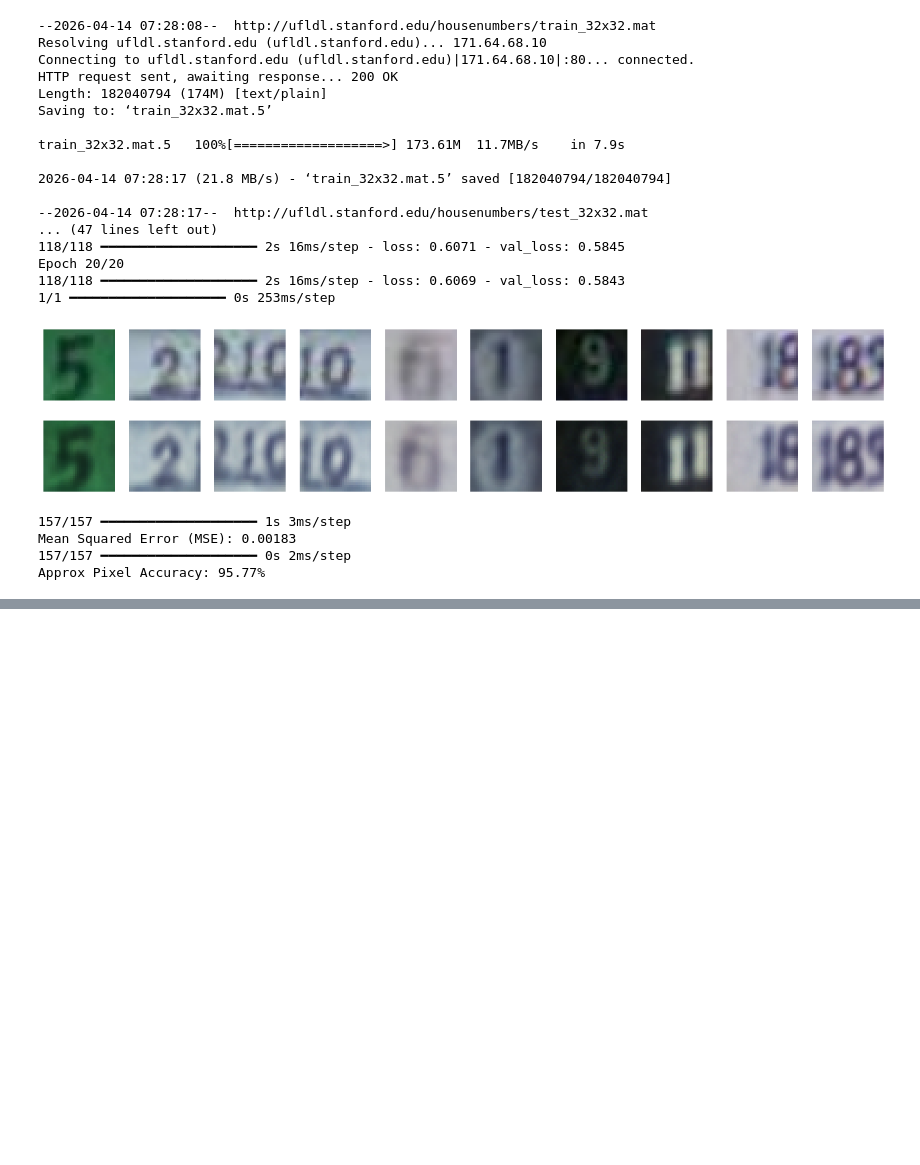
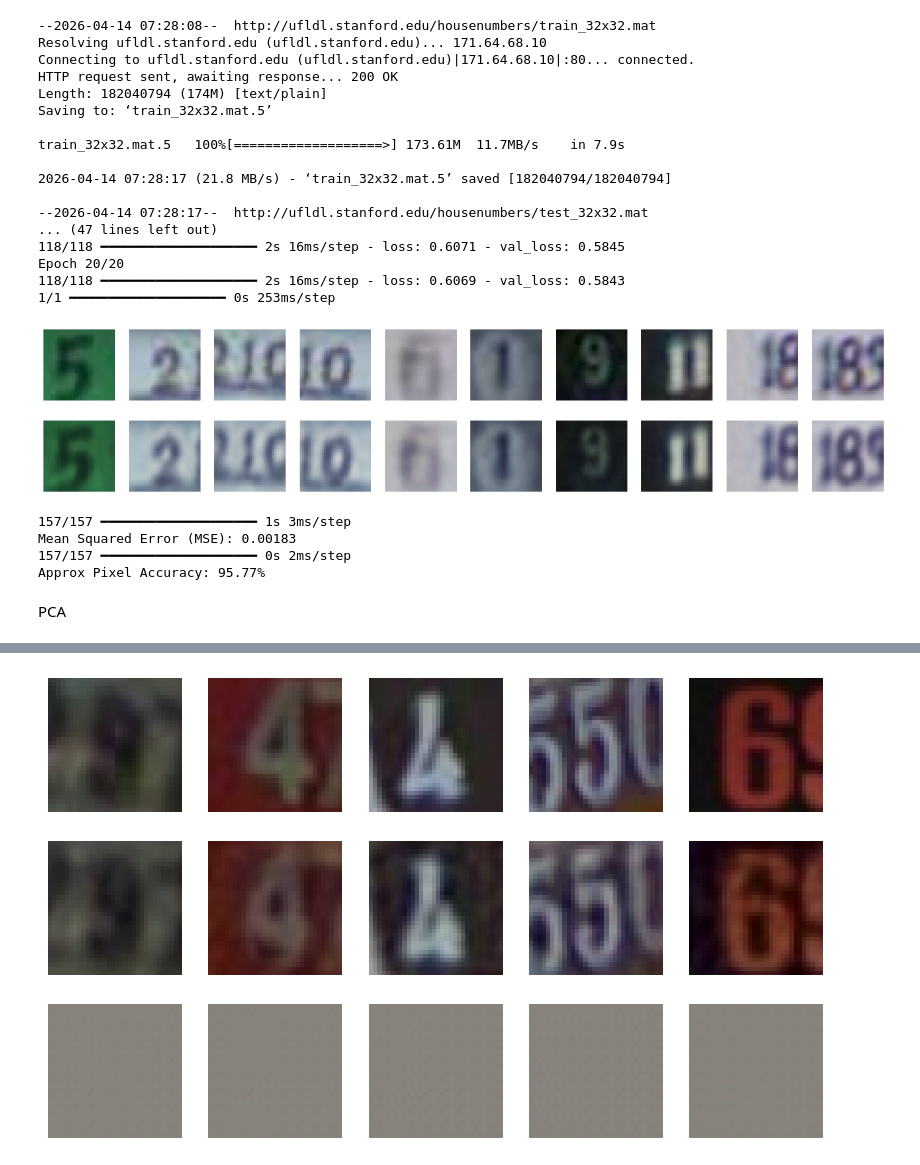
Before and after one commit to MamidiPravallikaReddy/DL_LAB, a Jupyter notebook: DL_week11.ipynb, the cells around one changed output, grey strips where cells are left out. Drawn from its saved outputs; the diff is of its cells as text; code cells hidden in the pictures; blank space fills up the shorter version.

```diff
--- a/DL_week11.ipynb
+++ b/DL_week11.ipynb
@@ -797,3 +797,73 @@ Epoch 20/20
 Mean Squared Error (MSE): 0.00183
 157/157 ━━━━━━━━━━━━━━━━━━━━ 0s 2ms/step
 Approx Pixel Accuracy: 95.77%
+# %% [markdown]
+PCA
+# %%
+import numpy as np
+import torch
+import torch.nn as nn
+import torch.optim as optim
+from torchvision import datasets, transforms
+from sklearn.decomposition import PCA
+import matplotlib.pyplot as plt
+
+transform = transforms.Compose([transforms.ToTensor()])
+data = datasets.SVHN(root="./data", split="train", transform=transform, download=True)
+loader = torch.utils.data.DataLoader(data, batch_size=256, shuffle=True)
+
+imgs, _ = next(iter(loader))
+X = imgs.numpy()
+X_flat = imgs.view(imgs.size(0), -1).numpy()
+
+pca = PCA(n_components=64)
+X_pca = pca.fit_transform(X_flat)
+X_pca = pca.inverse_transform(X_pca).reshape(-1,3,32,32)
+
+class CAE(nn.Module):
+    def __init__(self):
+        super().__init__()
+        self.enc = nn.Sequential(
+            nn.Conv2d(3,16,3,2,1), nn.ReLU(),
+            nn.Conv2d(16,32,3,2,1), nn.ReLU()
+        )
+        self.dec = nn.Sequential(
+            nn.ConvTranspose2d(32,16,3,2,1,output_padding=1), nn.ReLU(),
+            nn.ConvTranspose2d(16,3,3,2,1,output_padding=1), nn.Sigmoid()
+        )
+
+    def forward(self,x):
+        return self.dec(self.enc(x))
+
+model = CAE()
+opt = optim.Adam(model.parameters(), lr=1e-3)
+loss_fn = nn.MSELoss()
+
+X_tensor = torch.tensor(X, dtype=torch.float32)
+
+for _ in range(3):
+    loss = loss_fn(model(X_tensor), X_tensor)
+    opt.zero_grad()
+    loss.backward()
+    opt.step()
+
+X_cae = model(X_tensor).detach().numpy()
+
+n = 5
+plt.figure(figsize=(10,6))
+
+for i in range(n):
+    plt.subplot(3,n,i+1)
+    plt.imshow(np.transpose(X[i],(1,2,0)))
+    plt.axis("off")
+
+    plt.subplot(3,n,i+1+n)
+    plt.imshow(np.transpose(X_pca[i],(1,2,0)))
+    plt.axis("off")
+
+    plt.subplot(3,n,i+1+2*n)
+    plt.imshow(np.transpose(X_cae[i],(1,2,0)))
+    plt.axis("off")
+
+plt.show()
+# %% [output]
@@ -799,0 +871 @@ Approx Pixel Accuracy: 95.77%
+[figure, added]
```
Also changed, not shown: parts of 1 cell of this notebook.
